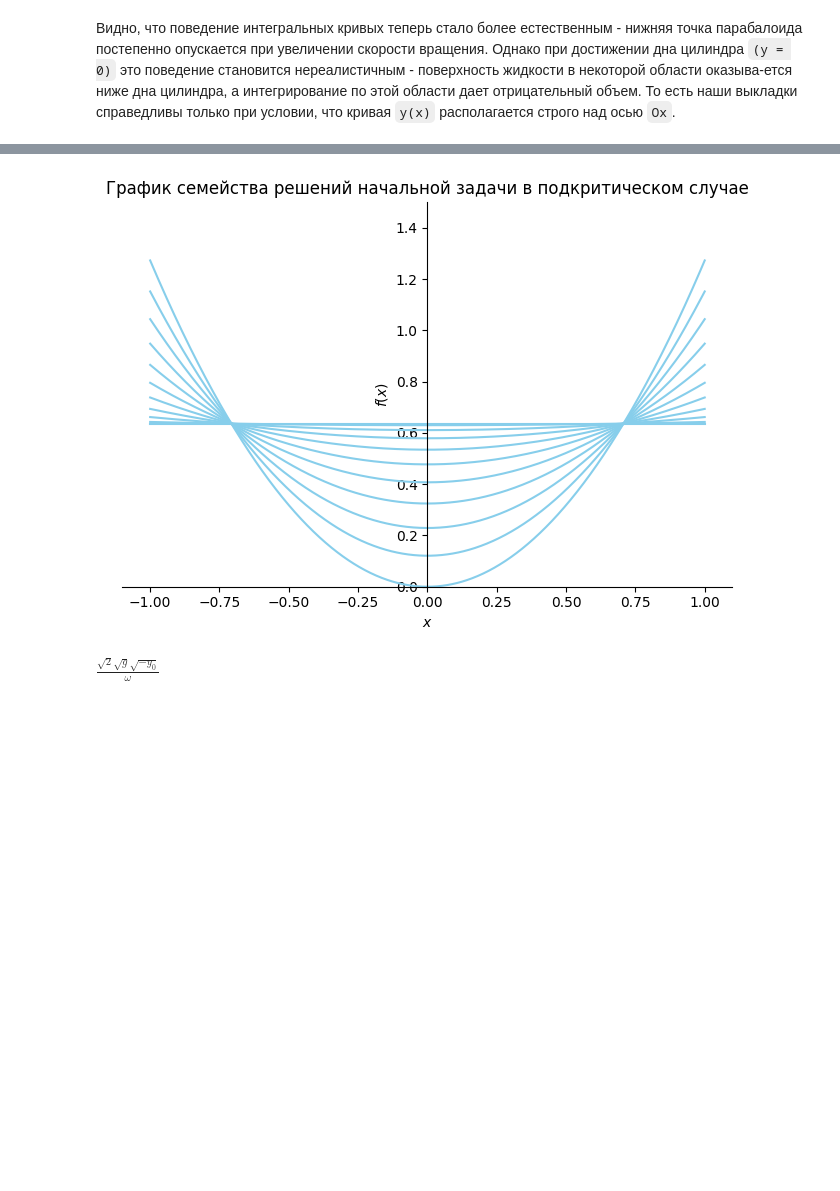
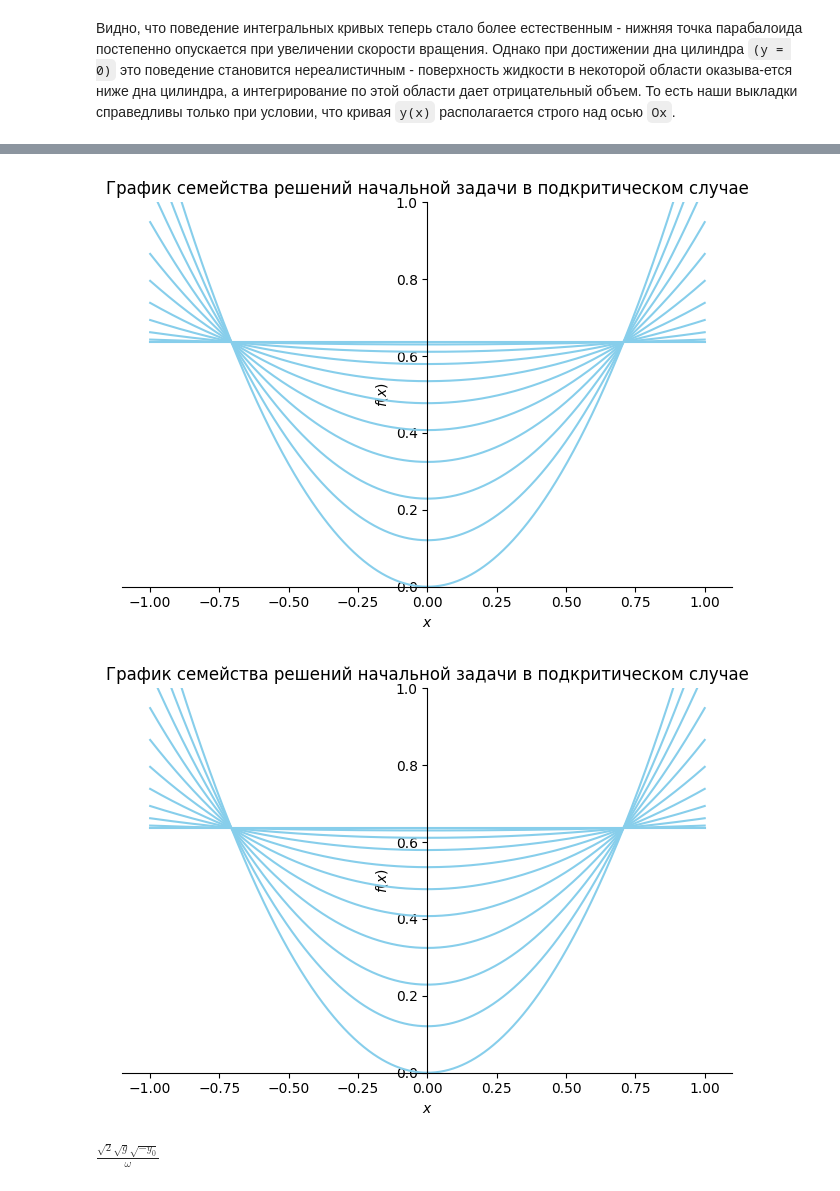
Before and after one commit to Daniil-Khlyvniuk/python_math, a Jupyter notebook: 1_Have_fun_with_differential_equations.ipynb, the cells around one changed output, grey strips where cells are left out. Cells and saved outputs as stored; diff of their text form; code cells hidden in the pictures; blank space fills up the shorter version.

```diff
--- a/1_Have_fun_with_differential_equations.ipynb
+++ b/1_Have_fun_with_differential_equations.ipynb
@@ -137,17 +135,27 @@ $\displaystyle - \frac{R^{2} \omega^{2}}{4 g} + \frac{\omega^{2} x^{2}}{2 g} + \
 # %%
-p4 = plot(ylim=(0, 1.5), show=False, title="График семейства решений начальной задачи в подкритическом случае")
-par = { V0: 2, omega: 0, R: 1, g: 9.8 }
-om0 = omega0.subs(par)
+def draw_subcritical_case(gi):
+  par = { V0: 2, omega: 0, R: 1, g: gi }
+  om0 = omega0.subs(par)
+  p4 = plot(ylim=(0, 1,5), show=False, title="График семейства решений начальной задачи в подкритическом случае")
 
-for om in arange(0, 1.1*om0, 0.1*om0):
-  par[omega] = om
-  ds = dsol_VO.subs(par)
-  p = plot(ds, (x, -1, 1), line_color = "skyblue", show = False)
-  p4.extend(p)
 
-p4.show()
+  for om in arange(0, 1.1 * om0, 0.1 * om0):
+    par['omega'] = om
+    ds = dsol_VO.subs(par)
+    p = plot(ds, (x, -1, 1), line_color = "skyblue", show = False)
+    p4.extend(p)
+
+  return p4
-# %% [output]
-[figure, removed]
+# %%
+p4 = draw_subcritical_case(9.8)
+p4_123 = draw_subcritical_case(200)
+
+
+p4.show()
+p4_123.show()
+# %% [output]
+[figure, added]
+[figure, added]
 # %%
 eq4 = Eq(dsol_y0, 0)
 sol4 = solveset(eq4, x)
```
Also changed, not shown: parts of 5 cells of this notebook.
